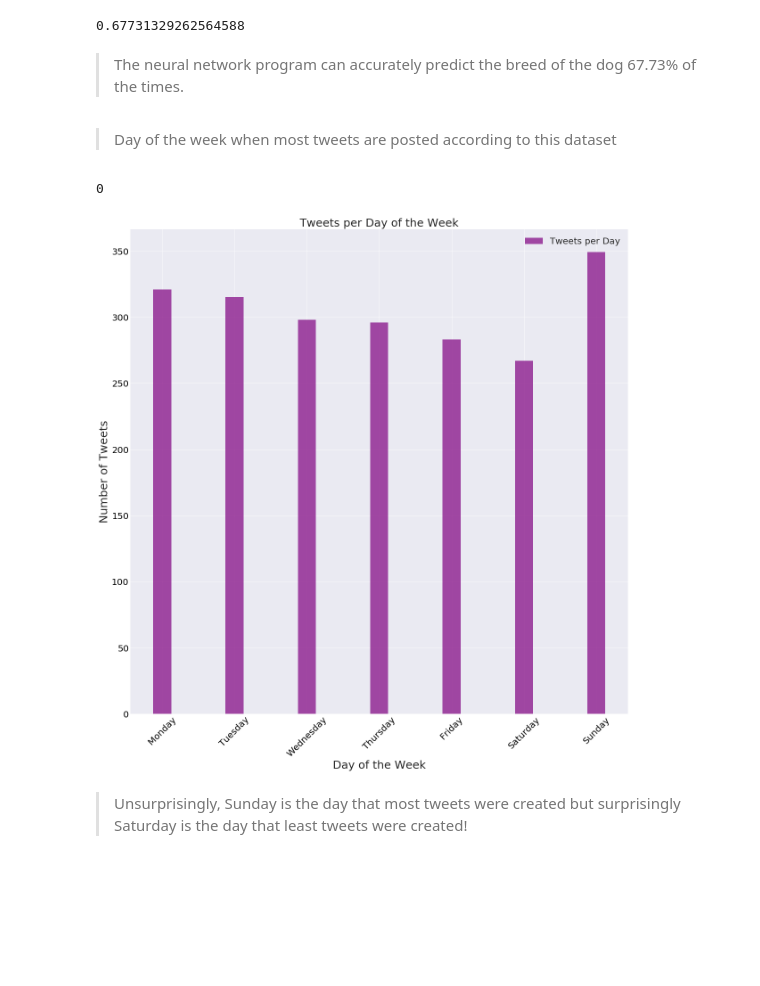
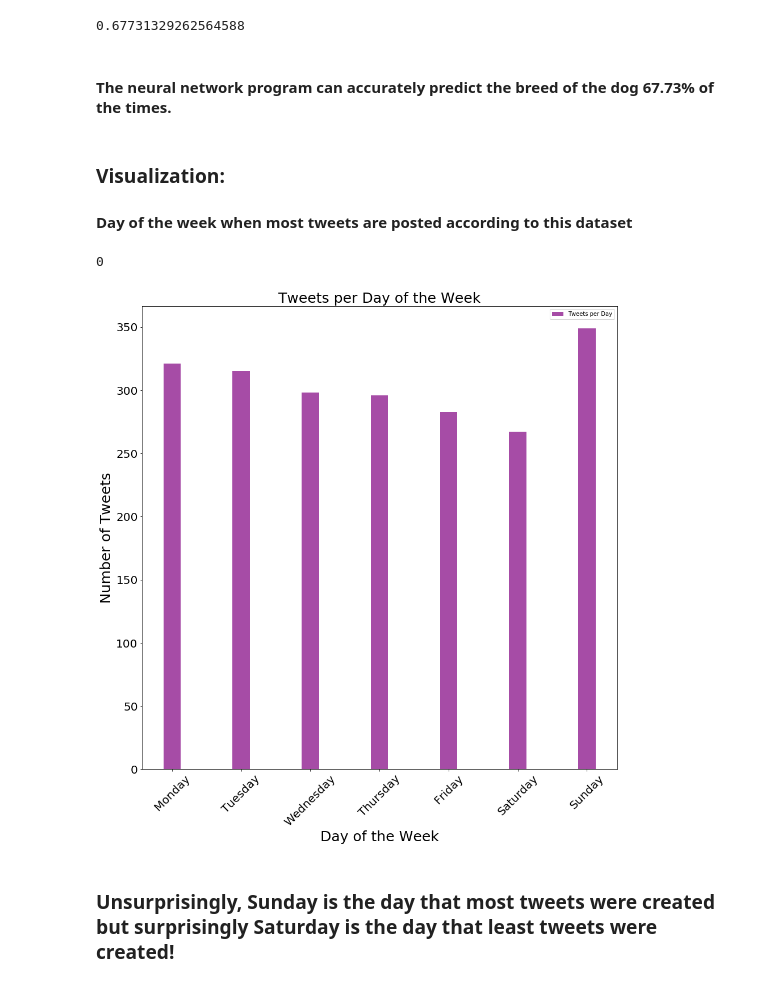
Before and after one commit to Dee-Dua/data-wrangling, a Jupyter notebook: wrangle_act.ipynb, the cells around one changed output. Drawn from its saved outputs; the diff is of its cells as text; code cells hidden in the pictures; blank space fills up the shorter version.

Commit message:
Project on Data Wrangling
This is a data wrangling project completed as a part of Udacity's
Data Analyst NanoDegree program.

```diff
--- a/wrangle_act.ipynb
+++ b/wrangle_act.ipynb
@@ -541,9 +645,10 @@ df_final[df_final['p1_dog'] == True].tweet_id.count()/df_final[df_final['p1_dog'
 # %% [output]
 0.67731329262564588
 # %% [markdown]
-> The neural network program can accurately predict the breed of the dog 67.73% of the times.
+#### The neural network program can accurately predict the breed of the dog 67.73% of the times.
 # %% [markdown]
-> Day of the week when most tweets are posted according to this dataset
+### Visualization:
+#### Day of the week when most tweets are posted according to this dataset
 # %%
 df_final['timestamp'].isnull().sum()
 # %% [output]
@@ -553,29 +658,26 @@ df_final['day_of_creation'] = df_final['timestamp'].dt.day_name()
 # %%
 sun, mon, tue, wed, thu, fri, sat = df_final['day_of_creation'].value_counts()
 # %%
-#bins_list = ['Sunday', 'Monday', 'Tuesday', 'Wednesday', 'Thursday', 'Friday', 'Saturday']
-#plt.hist(df_final['day_of_creation'], bins = bins_list);
-
 x = np.array([0, 1, 2, 3, 4, 5, 6])
 y = np.array([mon, tue, wed, thu, fri, sat, sun])
-
+plt.figure(figsize=(15,15))
 width = 0.25
 # plot bars
 plt.bar(x, y, width, color='purple', alpha=.7, label='Tweets per Day');
 
 # title and labels
 plt.ylabel('Number of Tweets', fontsize=25)
 plt.xlabel('Day of the Week', fontsize=25)
 plt.title('Tweets per Day of the Week', fontsize=25)
 locations = x  # xtick locations
 labels = ['Monday', 'Tuesday', 'Wednesday', 'Thursday', 'Friday', 'Saturday', 'Sunday']  # xtick labels
 plt.xticks(locations, labels)
 plt.tick_params(axis="x", labelsize=20, rotation=45, labelcolor="black")
 plt.tick_params(axis="y", labelsize=20, labelcolor="black")
 
 # legend
 plt.legend();
 # %% [output]
-[figure, old version]
+[figure, new version]
 # %% [markdown]
-> Unsurprisingly, Sunday is the day that most tweets were created but surprisingly Saturday is the day that least tweets were created!
+### Unsurprisingly, Sunday is the day that most tweets were created but surprisingly Saturday is the day that least tweets were created!
```
Also changed, not shown: parts of 141 cells of this notebook, 13 other files.
